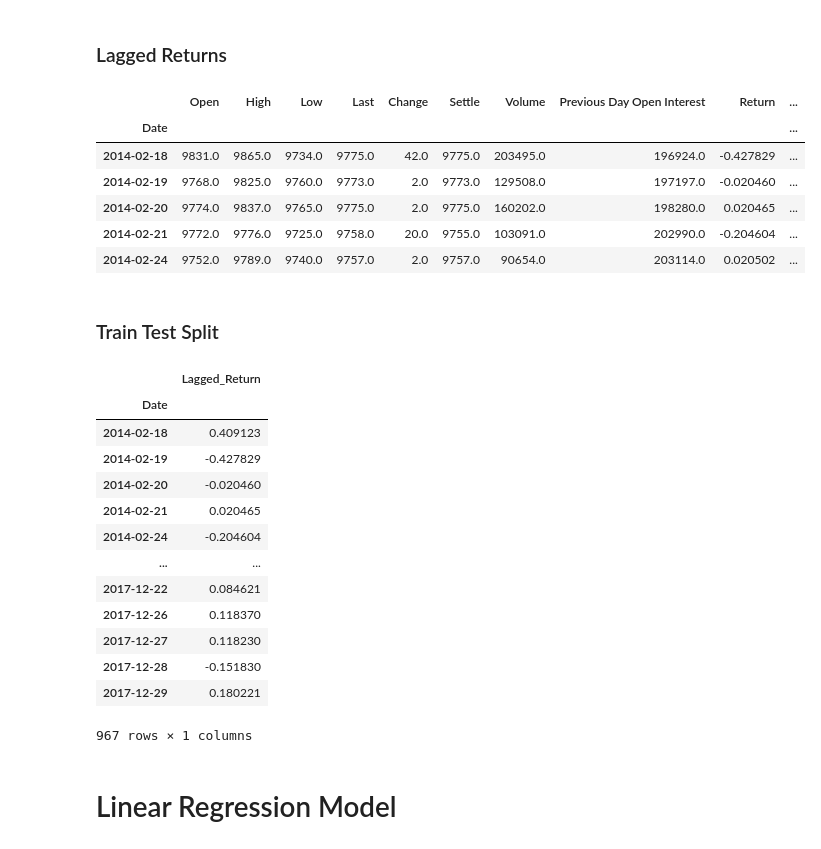
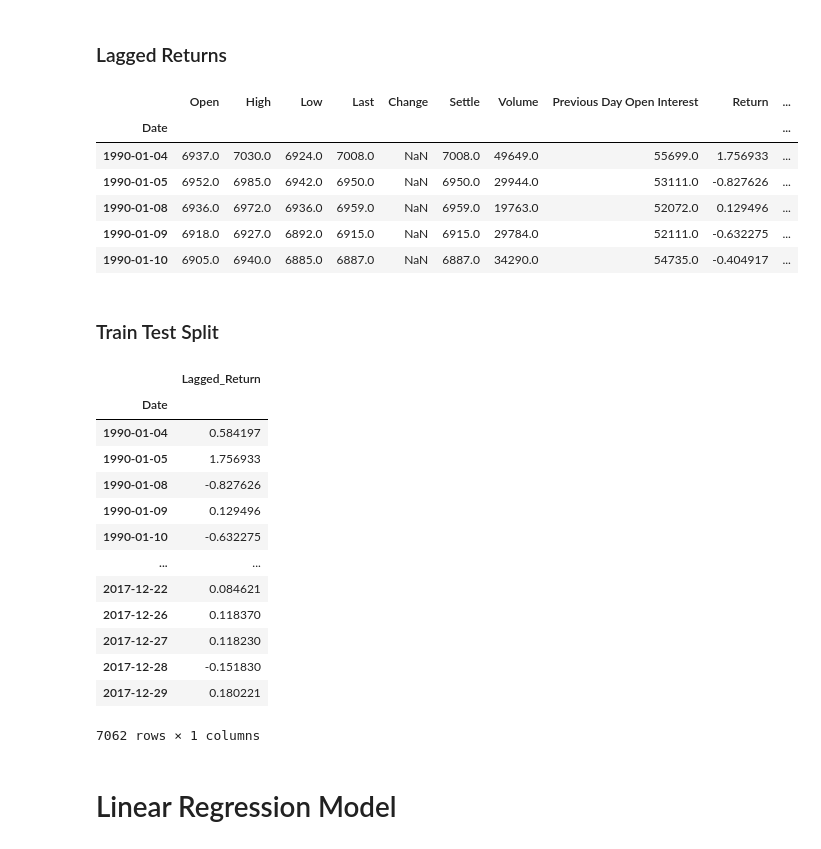
Before and after one commit to wchance/timeseries-homework, a Jupyter notebook: regression_analysis.ipynb, the cells around one changed output. Drawn from its saved outputs; the diff is of its cells as text; code cells hidden in the pictures.

```diff
--- a/regression_analysis.ipynb
+++ b/regression_analysis.ipynb
@@ -42,3 +42,8 @@ yen_futures.head()
 # (Make sure to multiply the pct_change() results by 100)
 # In this case, you may have to replace inf, -inf values with np.nan"s
 returns = yen_futures.Settle.pct_change() * 100
+yen_futures['Return'] = returns.copy()
+
+# Drop NaN Values
+yen_futures = yen_futures[yen_futures['Return'].notnull()]
+yen_futures.head()
@@ -45,22 +58,20 @@ returns = yen_futures.Settle.pct_change() * 100
-# %%
-returns = returns.dropna()
 # %% [markdown]
 ### Lagged Returns
 # %%
 # Create a lagged return using the shift function
-yen_futures['Return'] = returns.copy()
 yen_futures['Lagged_Return'] = returns.shift()
+
 # Drop NaN Values
-yen_futures = yen_futures.dropna()
+yen_futures = yen_futures[yen_futures['Lagged_Return'].notnull()]
 yen_futures.head()
 # %% [output]
 |  | Open | High | Low | Last | Change | Settle | Volume | Previous Day Open Interest | Return | ... |
 | Date |  |  |  |  |  |  |  |  |  | ... |
-| 2014-02-18 | 9831.0 | 9865.0 | 9734.0 | 9775.0 | 42.0 | 9775.0 | 203495.0 | 196924.0 | -0.427829 | ... |
-| 2014-02-19 | 9768.0 | 9825.0 | 9760.0 | 9773.0 | 2.0 | 9773.0 | 129508.0 | 197197.0 | -0.020460 | ... |
-| 2014-02-20 | 9774.0 | 9837.0 | 9765.0 | 9775.0 | 2.0 | 9775.0 | 160202.0 | 198280.0 | 0.020465 | ... |
-| 2014-02-21 | 9772.0 | 9776.0 | 9725.0 | 9758.0 | 20.0 | 9755.0 | 103091.0 | 202990.0 | -0.204604 | ... |
-| 2014-02-24 | 9752.0 | 9789.0 | 9740.0 | 9757.0 | 2.0 | 9757.0 | 90654.0 | 203114.0 | 0.020502 | ... |
+| 1990-01-04 | 6937.0 | 7030.0 | 6924.0 | 7008.0 | NaN | 7008.0 | 49649.0 | 55699.0 | 1.756933 | ... |
+| 1990-01-05 | 6952.0 | 6985.0 | 6942.0 | 6950.0 | NaN | 6950.0 | 29944.0 | 53111.0 | -0.827626 | ... |
+| 1990-01-08 | 6936.0 | 6972.0 | 6936.0 | 6959.0 | NaN | 6959.0 | 19763.0 | 52072.0 | 0.129496 | ... |
+| 1990-01-09 | 6918.0 | 6927.0 | 6892.0 | 6915.0 | NaN | 6915.0 | 29784.0 | 52111.0 | -0.632275 | ... |
+| 1990-01-10 | 6905.0 | 6940.0 | 6885.0 | 6887.0 | NaN | 6887.0 | 34290.0 | 54735.0 | -0.404917 | ... |
 # %% [markdown]
 ### Train Test Split
 # %%
@@ -80,18 +91,18 @@ X_train
 # %% [output]
 |  | Lagged_Return |
 | Date |  |
-| 2014-02-18 | 0.409123 |
-| 2014-02-19 | -0.427829 |
-| 2014-02-20 | -0.020460 |
-| 2014-02-21 | 0.020465 |
-| 2014-02-24 | -0.204604 |
+| 1990-01-04 | 0.584197 |
+| 1990-01-05 | 1.756933 |
+| 1990-01-08 | -0.827626 |
+| 1990-01-09 | 0.129496 |
+| 1990-01-10 | -0.632275 |
 | ... | ... |
 | 2017-12-22 | 0.084621 |
 | 2017-12-26 | 0.118370 |
 | 2017-12-27 | 0.118230 |
 | 2017-12-28 | -0.151830 |
 | 2017-12-29 | 0.180221 |
-967 rows × 1 columns
+7062 rows × 1 columns
 # %% [markdown]
 # Linear Regression Model
 # %%
```
Also changed, not shown: parts of 8 cells of this notebook, 1 other file.
